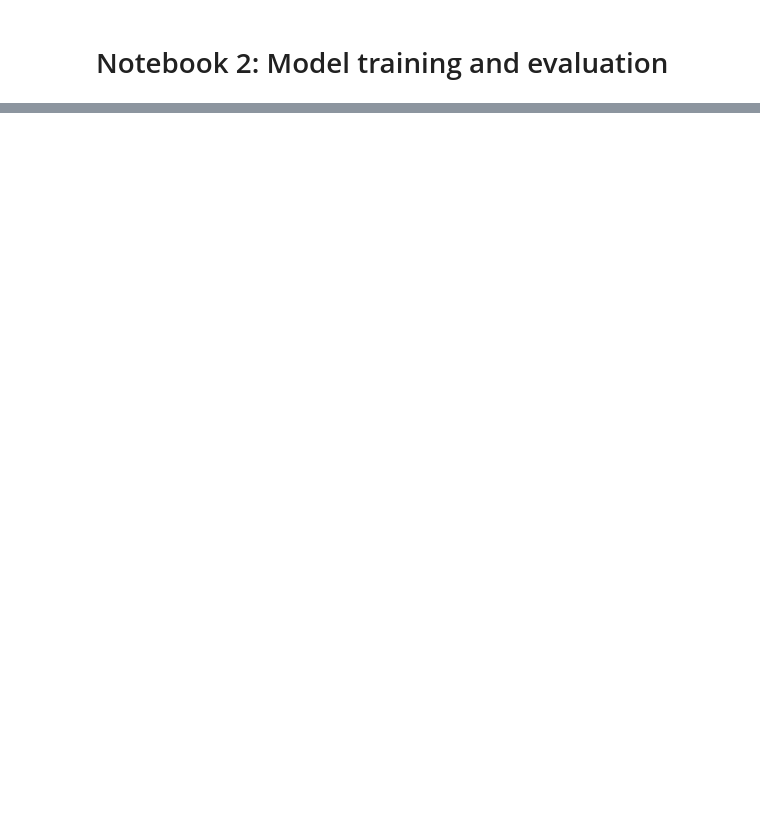
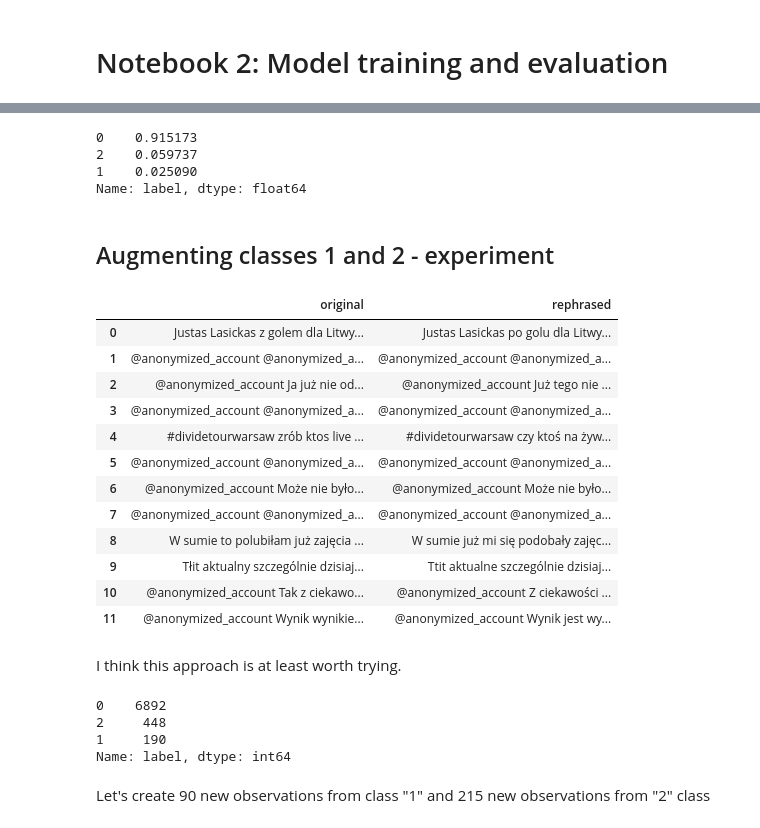
Before and after one commit to mkossakowski19/hate_speech_detection, a Jupyter notebook: notebooks/2_Model_training_and_evaluation.ipynb, the cells around one changed output, grey strips where cells are left out. Drawn from its saved outputs; the diff is of its cells as text; code cells hidden in the pictures; blank space fills up the shorter version.

Commit message:
Complete model training and evaluation

```diff
--- a/notebooks/2_Model_training_and_evaluation.ipynb
+++ b/notebooks/2_Model_training_and_evaluation.ipynb
@@ -46,0 +119,9 @@ The approach with best results will be chosen to be deployed as a working servic
+# %%
+train_valid_transformation = TrainValidationSplitTransformation(
+    input_column_name="text",
+    target_column_name="label",
+    train_size=0.75,
+    do_stratify=True,
+)
+
+df_train, df_val = train_valid_transformation.split_to_training_and_val_subsets(dataframe=df)
@@ -46,0 +143,48 @@ The approach with best results will be chosen to be deployed as a working servic
+# %%
+df_val["label"].value_counts(normalize=True)
+# %% [output]
+0    0.915173
+2    0.059737
+1    0.025090
+Name: label, dtype: float64
+# %% [markdown]
+## Augmenting classes 1 and 2 - experiment
+# %%
+translator = Translator()
+# %%
+def rephrase_text(
+    text: str,
+    translator_object: Translator = translator
+) -> str:
+    english_text = translator_object.translate(text, src="pl", dest="en")
+    rephrased_text = translator_object.translate(english_text, src="en", dest="pl").text
+    start_index = rephrased_text.index("text") + 5
+    end_index = rephrased_text.index("wymowa") - 2
+    return rephrased_text[start_index:end_index]
+# %%
+sample_indices = range(12)
+sample_sentences = df_train["text"].values[sample_indices]
+rephrased_sentences = [rephrase_text(text) for text in sample_sentences]
+rephrasing_sample = pd.DataFrame({
+    "original": sample_sentences,
+    "rephrased": rephrased_sentences,
+})
+# %%
+pd.options.display.max_colwidth = 200
+rephrasing_sample
+# %% [output]
+|  | original | rephrased |
+| 0 | Justas Lasickas z golem dla Litwy... | Justas Lasickas po golu dla Litwy... |
+| 1 | @anonymized_account @anonymized_a... | @anonymized_account @anonymized_a... |
+| 2 | @anonymized_account Ja już nie od... | @anonymized_account Już tego nie ... |
+| 3 | @anonymized_account @anonymized_a... | @anonymized_account @anonymized_a... |
+| 4 | #dividetourwarsaw zrób ktos live ... | #dividetourwarsaw czy ktoś na żyw... |
+| 5 | @anonymized_account @anonymized_a... | @anonymized_account @anonymized_a... |
+| 6 | @anonymized_account Może nie było... | @anonymized_account Może nie było... |
+| 7 | @anonymized_account @anonymized_a... | @anonymized_account @anonymized_a... |
+| 8 | W sumie to polubiłam już zajęcia ... | W sumie już mi się podobały zajęc... |
+| 9 | Tłit aktualny szczególnie dzisiaj... | Ttit aktualne szczególnie dzisiaj... |
+| 10 | @anonymized_account Tak z ciekawo... | @anonymized_account Z ciekawości ... |
+| 11 | @anonymized_account Wynik wynikie... | @anonymized_account Wynik jest wy... |
+# %% [markdown]
+I think this approach is at least worth trying.
@@ -46,0 +221,9 @@ The approach with best results will be chosen to be deployed as a working servic
+# %%
+df_train["label"].value_counts()
+# %% [output]
+0    6892
+2     448
+1     190
+Name: label, dtype: int64
+# %% [markdown]
+Let's create 90 new observations from class "1" and 215 new observations from "2" class
```
Also changed, not shown: parts of 60 cells of this notebook.
